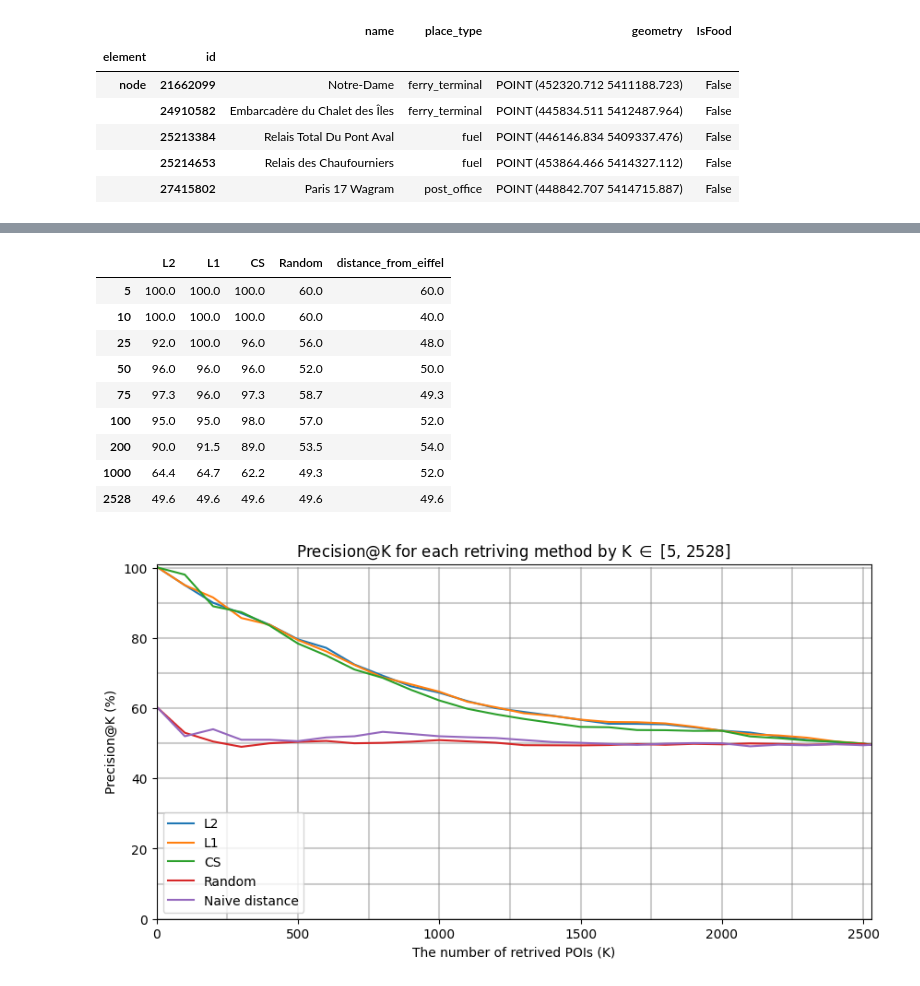
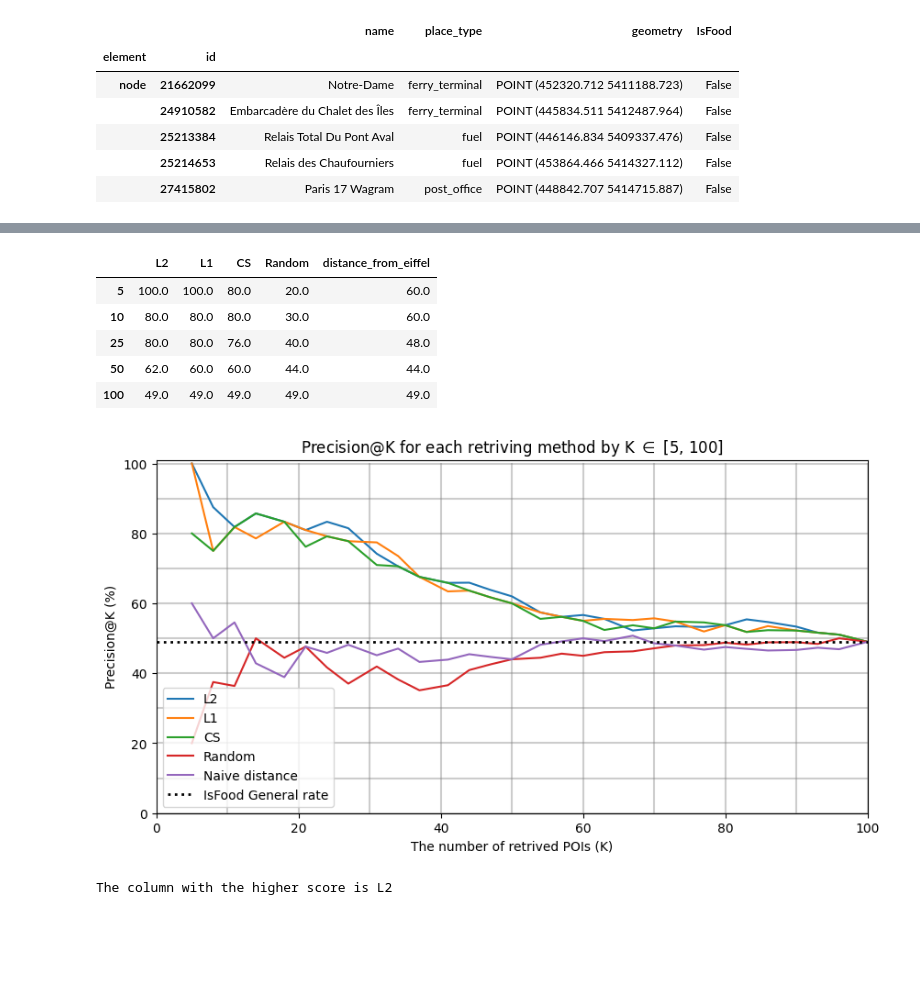
Before and after one commit to EtzionR/NLP4GeoAI, a Jupyter notebook: Geo_Semantic_Search.ipynb, the cells around one changed output, grey strips where cells are left out. Saved outputs shown, nothing was run; the diff lists cells and outputs as text; code cells hidden in the pictures; blank space fills up the shorter version.

```diff
--- a/Geo_Semantic_Search.ipynb
+++ b/Geo_Semantic_Search.ipynb
@@ -94,0 +133,10 @@ dtype: int64
+# %%
+top_k = 100
+
+eiffel_radius = pois.sort_values('distance_from_eiffel').iloc[:top_k]
+
+max_distance = eiffel_radius.distance_from_eiffel.round(1).iloc[-1]
+
+print(f'The farthest entity from Eiffel Tower is in distance of {max_distance} meters\n')
+
+eiffel_radius.shape
@@ -94,0 +146,4 @@ dtype: int64
+# %%
+is_food_rate_eiffel = round(eiffel_radius.IsFood.mean()*100,1)
+
+print(f'{is_food_rate_eiffel}% of POIs place_type are "Food related" (place_type = {FOOD})\n\n[Only for the closest {top_k} entities to Eiffel Tower]')
@@ -153,3 +192,0 @@ pois.head()
-# %%
-eiffel_radius = pois[pois['distance_from_eiffel']<2000]
-eiffel_radius.shape
@@ -194,6 +224,6 @@ eiffel_radius.head()
 # %%
 
-Ks = [5, 10, 25, 50, 75, 100, 200, 1000, len(eiffel_radius)]
+Ks = [5, 10, 25, 50, top_k]
 
 required_columns = [*eiffel_radius.columns[-4:]]+['distance_from_eiffel']
 
@@ -207,49 +237,54 @@ evaluation = pd.DataFrame(evaluation)*100
 evaluation.round(1)
 # %% [output]
 |  | L2 | L1 | CS | Random | distance_from_eiffel |
-| 5 | 100.0 | 100.0 | 100.0 | 60.0 | 60.0 |
-| 10 | 100.0 | 100.0 | 100.0 | 60.0 | 40.0 |
-| 25 | 92.0 | 100.0 | 96.0 | 56.0 | 48.0 |
-| 50 | 96.0 | 96.0 | 96.0 | 52.0 | 50.0 |
-| 75 | 97.3 | 96.0 | 97.3 | 58.7 | 49.3 |
-| 100 | 95.0 | 95.0 | 98.0 | 57.0 | 52.0 |
-| 200 | 90.0 | 91.5 | 89.0 | 53.5 | 54.0 |
-| 1000 | 64.4 | 64.7 | 62.2 | 49.3 | 52.0 |
-| 2528 | 49.6 | 49.6 | 49.6 | 49.6 | 49.6 |
+| 5 | 100.0 | 100.0 | 80.0 | 20.0 | 60.0 |
+| 10 | 80.0 | 80.0 | 80.0 | 30.0 | 60.0 |
+| 25 | 80.0 | 80.0 | 76.0 | 40.0 | 48.0 |
+| 50 | 62.0 | 60.0 | 60.0 | 44.0 | 44.0 |
+| 100 | 49.0 | 49.0 | 49.0 | 49.0 | 49.0 |
 # %%
-Ks = [5]+[*range(100, len(eiffel_radius), 100)]+[len(eiffel_radius)]
+Ks = [int(n) for n in np.linspace(5, top_k, 30)]
 
 required_columns = [*eiffel_radius.columns[-4:]]+['distance_from_eiffel']
 
 evaluation = {method:{k:0 for k in Ks} for method in required_columns}
 
 for method in required_columns:
     for k in Ks:
+      eiffel_radius.sort_values(method).IsFood[:k].mean()
       evaluation[method][k] = eiffel_radius.sort_values(method).IsFood[:k].mean()
 
 evaluation = pd.DataFrame(evaluation)*100
 
 # ##############################################################################
 
 plt.figure(figsize=(10,5))
-plt.title(f'Precision@K for each retriving method by K $\\in$ [5, {len(eiffel_radius)}]')
+plt.title(f'Precision@K for each retriving method by K $\\in$ [5, {top_k}]')
 for col in evaluation.columns:
-
     plt.plot(evaluation.index, evaluation[col], label=col if col!='distance_from_eiffel' else 'Naive distance')
 
+plt.plot([0, top_k], [is_food_rate_eiffel, is_food_rate_eiffel],
+         color='k', lw=2, linestyle='dotted', label = 'IsFood General rate')
+
 for yi in np.linspace(0,100,11):
-    plt.plot([0,len(eiffel_radius)],[yi,yi], color='gray', alpha=.4, zorder=-1)
+    plt.plot([0,top_k],[yi,yi], color='gray', alpha=.4, zorder=-1)
 
-for xi in np.arange(0,len(eiffel_radius),250):
+for xi in np.linspace(0,top_k,11):
     plt.plot([xi, xi],[0,100], color='gray', alpha=.4, zorder=-1)
 
 plt.xlabel('The number of retrived POIs (K)')
 plt.ylabel('Precision@K (%)')
 
 plt.legend(loc='lower left')
 plt.ylim(0,101)
-plt.xlim(0,len(eiffel_radius))
+plt.xlim(0,top_k)
 
 plt.show()
 # %% [output]
-[figure, old version]
+[figure, new version]
+# %%
+higher_score_column = evaluation.idxmax(axis=1).value_counts().index[0]
+
+print(f'The column with the higher score is {higher_score_column}')
+# %% [output]
+The column with the higher score is L2
```
Also changed, not shown: parts of 21 cells of this notebook.
